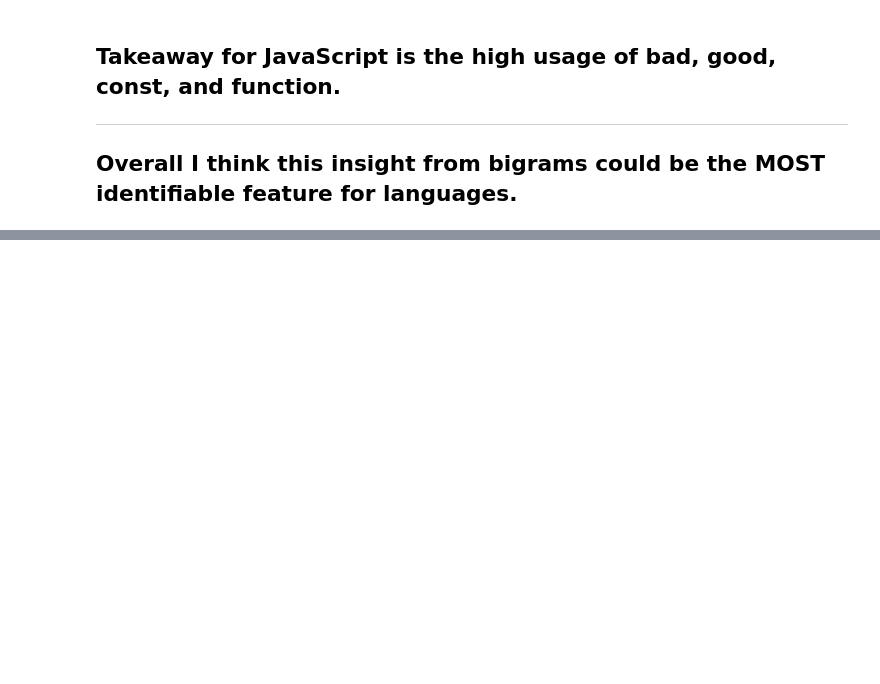
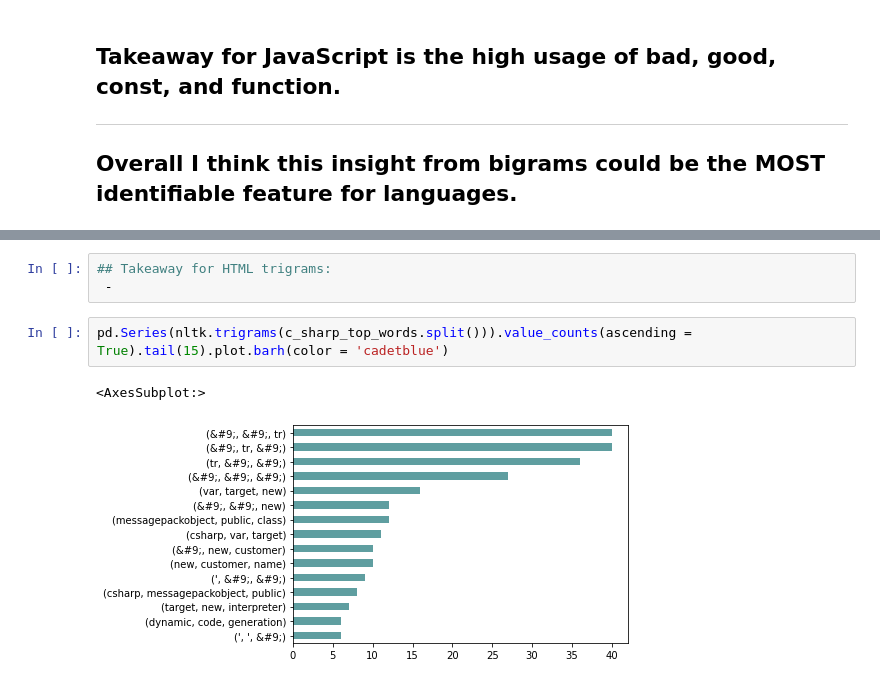
Before and after one commit to codeup-germain/github-code-composition, a Jupyter notebook: Brooke_explore_draft.ipynb, the cells around one changed output, grey strips where cells are left out. Cells and saved outputs as stored; diff of their text form; blank space fills up the shorter version.

```diff
--- a/Brooke_explore_draft.ipynb
+++ b/Brooke_explore_draft.ipynb
@@ -629,0 +654,8 @@ dtype: int64
+# %%
+## Takeaway for HTML trigrams:
+ -
+# %%
+pd.Series(nltk.trigrams(c_sharp_top_words.split())).value_counts(ascending = True).tail(15).plot.barh(color = 'cadetblue')
+# %% [output]
+<AxesSubplot:>
+[figure, added]
```
Also changed, not shown: parts of 9 cells of this notebook.
